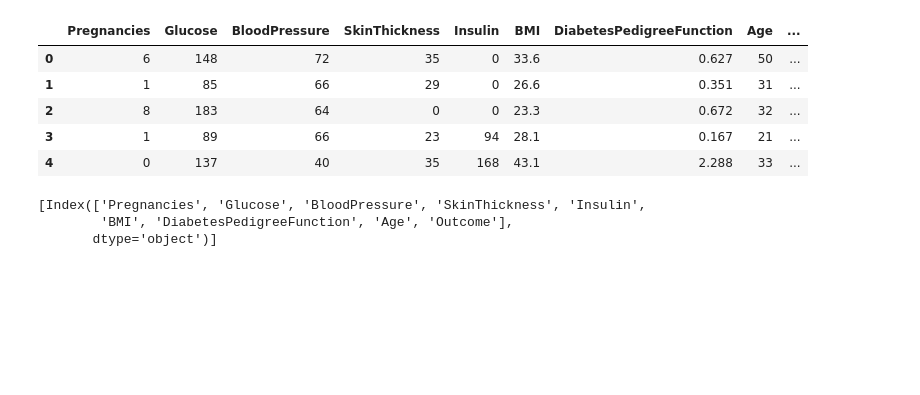
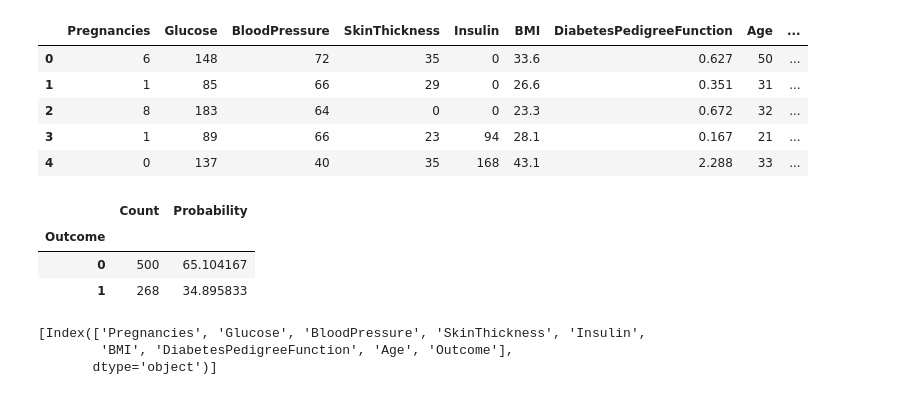
Before and after one commit to remelop03/decision_tree_project, a Jupyter notebook: src/project.ipynb, the cells around one changed output. Drawn from its saved outputs; the diff is of its cells as text; code cells hidden in the pictures; blank space fills up the shorter version.

```diff
--- a/src/project.ipynb
+++ b/src/project.ipynb
@@ -70,6 +76,16 @@ data_c.head()
 | 2 | 8 | 183 | 64 | 0 | 0 | 23.3 | 0.672 | 32 | ... |
 | 3 | 1 | 89 | 66 | 23 | 94 | 28.1 | 0.167 | 21 | ... |
 | 4 | 0 | 137 | 40 | 35 | 168 | 43.1 | 2.288 | 33 | ... |
+# %%
+Outcome=pd.DataFrame(data_c["Outcome"].value_counts())
+Outcome.columns = ["Count"]
+Outcome["Probability"]=Outcome["Count"]*(100/len(data_c))
+Outcome
+# %% [output]
+|  | Count | Probability |
+| Outcome |  |  |
+| 0 | 500 | 65.104167 |
+| 1 | 268 | 34.895833 |
 # %%
 numerical_columns=[data_c.columns]
 numerical_columns
```
Also changed, not shown: parts of 26 cells of this notebook, 1 other file.
